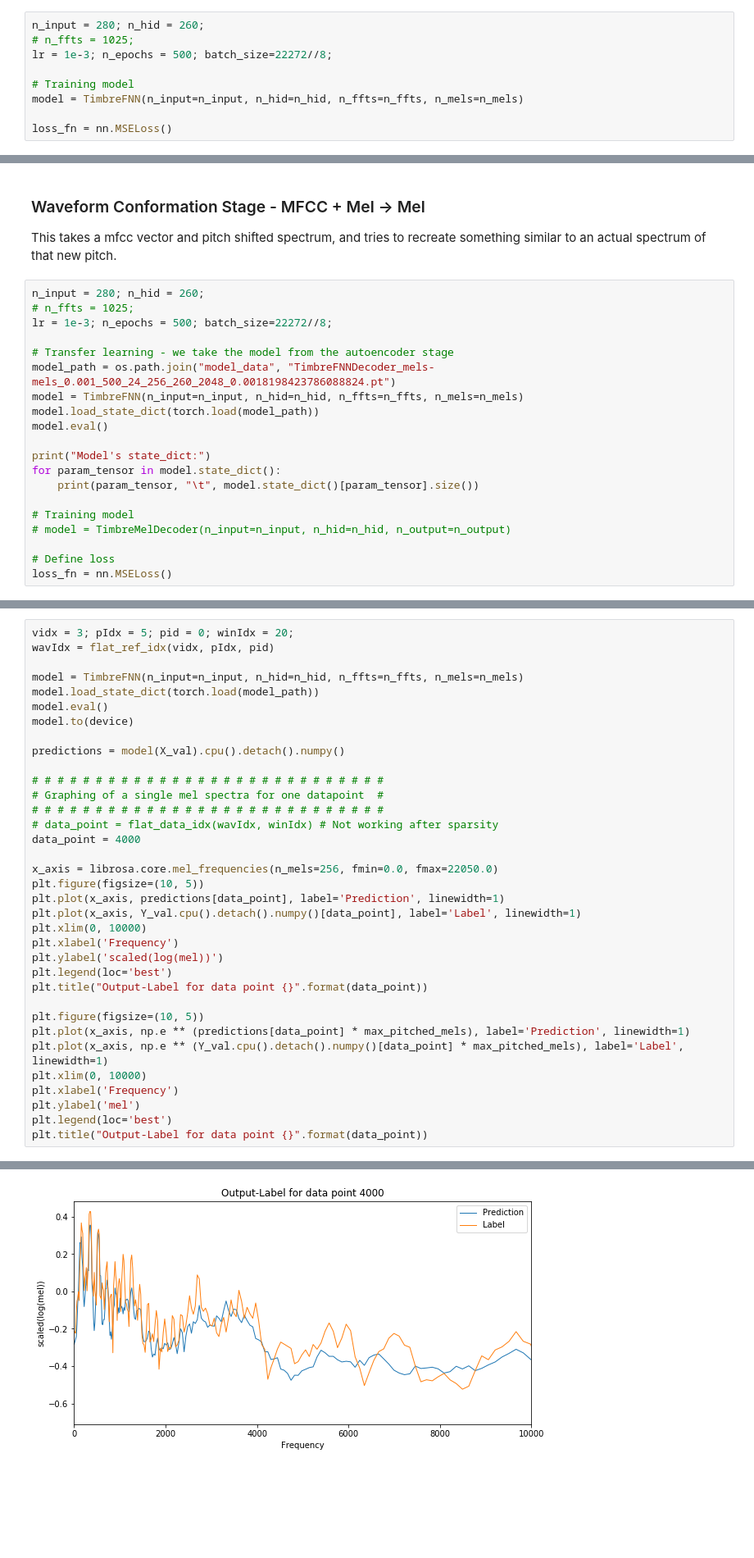
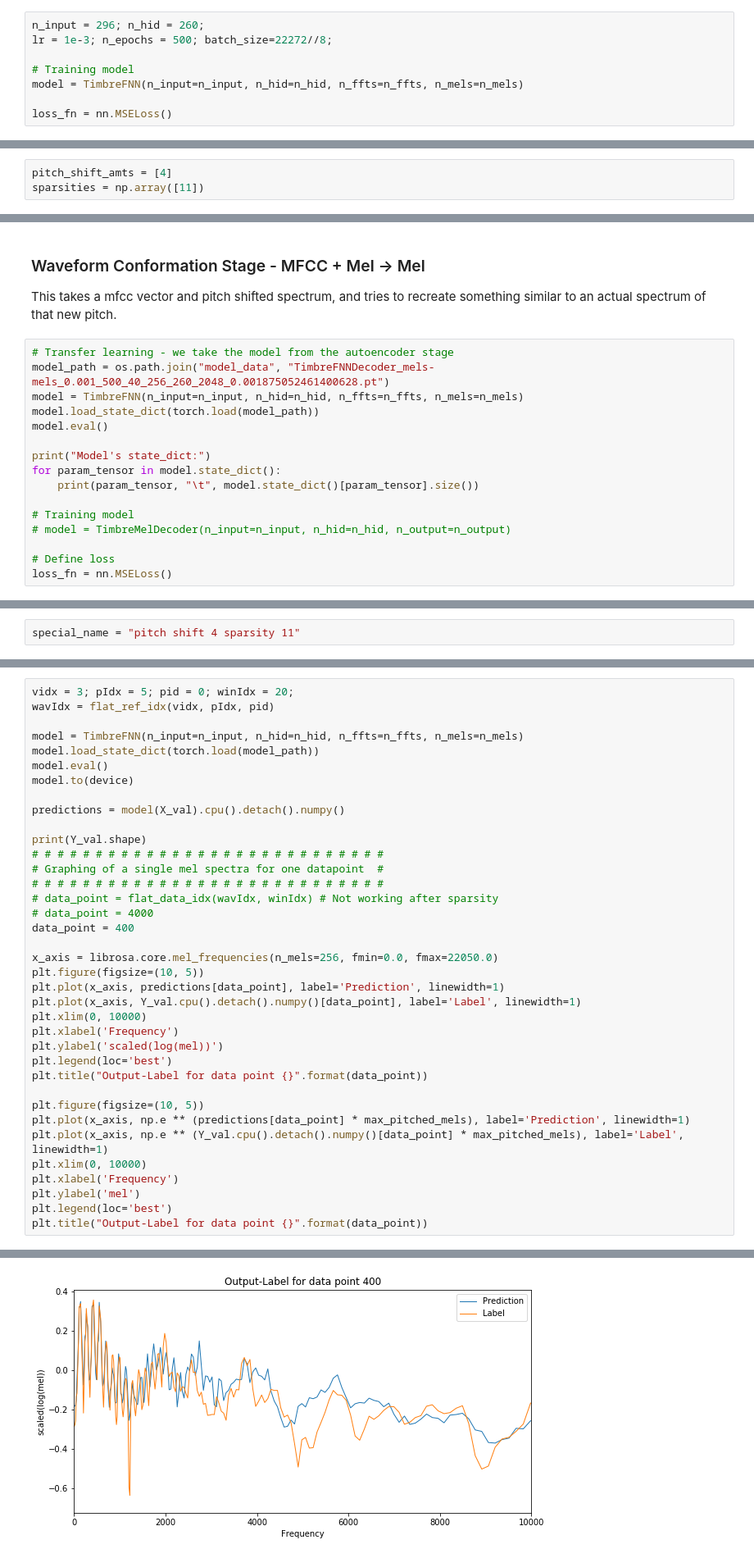
Before and after one commit to zioul123/VocalPitchModulator, a Jupyter notebook: Timbre And Spectrum Decoder for TimbreFNN.ipynb, the cells around one changed output, grey strips where cells are left out. Shown at 82% size. Drawn from its saved outputs; the diff is of its cells as text; blank space fills up the shorter version.

```diff
--- a/Timbre And Spectrum Decoder for TimbreFNN.ipynb
+++ b/Timbre And Spectrum Decoder for TimbreFNN.ipynb
@@ -274,8 +264,7 @@ Normalize `labels_prenorm` to range [-1,1]
 # %% [markdown]
 This takes mfcc + mel spectrum, and tries to recreate the original FFT.
 # %%
-n_input = 280; n_hid = 260;
-# n_ffts = 1025;
+n_input = 296; n_hid = 260;
 lr = 1e-3; n_epochs = 500; batch_size=22272//8;
 
 # Training model
@@ -466 +446,4 @@ def create_training_dataset(n_ffts, overlap, n_mels,
+# %%
+pitch_shift_amts = [4]
+sparsities = np.array([11])
 # %%
@@ -523,12 +486,8 @@ X_train: (792, 280), Y_train: (792, 256), X_val: (396, 280), Y_val: (396, 256)
 
 This takes a mfcc vector and pitch shifted spectrum, and tries to recreate something similar to an actual spectrum of that new pitch.
 # %%
-n_input = 280; n_hid = 260;
-# n_ffts = 1025;
-lr = 1e-3; n_epochs = 500; batch_size=22272//8;
-
 # Transfer learning - we take the model from the autoencoder stage
-model_path = os.path.join("model_data", "TimbreFNNDecoder_mels-mels_0.001_500_24_256_260_2048_0.0018198423786088824.pt")
+model_path = os.path.join("model_data", "TimbreFNNDecoder_mels-mels_0.001_500_40_256_260_2048_0.001875052461400628.pt")
 model = TimbreFNN(n_input=n_input, n_hid=n_hid, n_ffts=n_ffts, n_mels=n_mels)
 model.load_state_dict(torch.load(model_path))
 model.eval()
@@ -599,0 +565,2 @@ Time taken: 44.6063711643219
+# %%
+special_name = "pitch shift 4 sparsity 11"
@@ -628,11 +596,13 @@ model.to(device)
 
 predictions = model(X_val).cpu().detach().numpy()
 
+print(Y_val.shape)
 # # # # # # # # # # # # # # # # # # # # # # # # # # # #
 # Graphing of a single mel spectra for one datapoint  #
 # # # # # # # # # # # # # # # # # # # # # # # # # # # #
 # data_point = flat_data_idx(wavIdx, winIdx) # Not working after sparsity
-data_point = 4000
+# data_point = 4000
+data_point = 400
 
 x_axis = librosa.core.mel_frequencies(n_mels=256, fmin=0.0, fmax=22050.0)
 plt.figure(figsize=(10, 5))
@@ -657 +628 @@ Text(0.5, 1.0, 'Output-Label for data point 4000')
-[figure, old version]
+[figure, new version]
```
Also changed, not shown: parts of 25 cells of this notebook.
